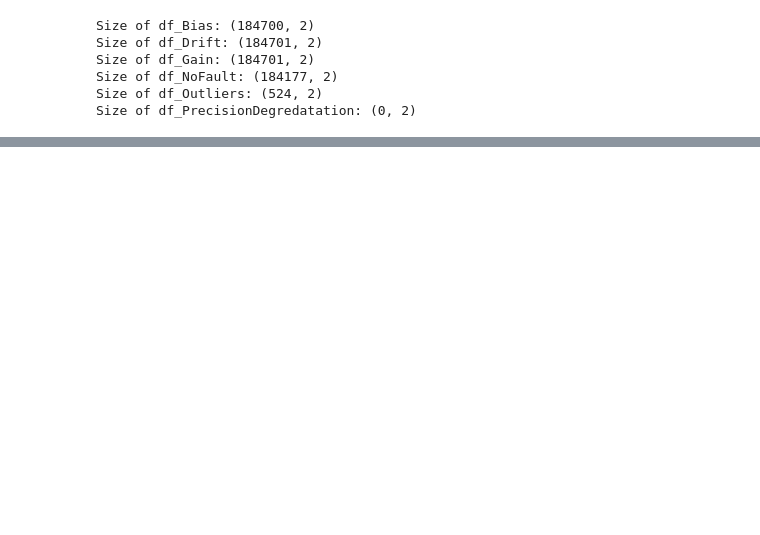
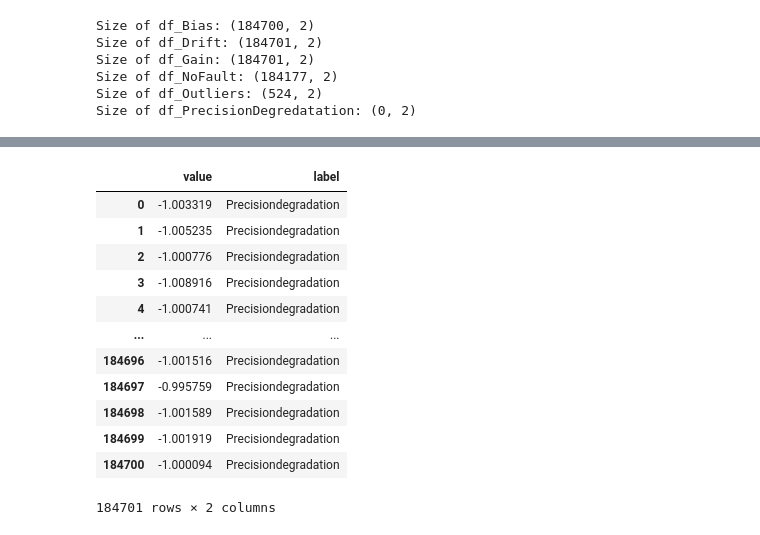
Before and after one commit to UtkuEla/Multi-LabelTimeSeriesAnalysis, a Jupyter notebook: src/dataPrep.ipynb, the cells around one changed output, grey strips where cells are left out. Cells and saved outputs as stored; diff of their text form; code cells hidden in the pictures; blank space fills up the shorter version.

```diff
--- a/src/dataPrep.ipynb
+++ b/src/dataPrep.ipynb
@@ -55,4 +49,4 @@ Size of df_NoFault: (184177, 2)
 Size of df_Outliers: (524, 2)
 Size of df_PrecisionDegredatation: (0, 2)
 # %%
-df_PrecisionDegredatation = pd.read_csv("df_PrecisionDegredatation.csv")
+df_Precisiondegradation = pd.read_csv("df_Precisiondegradation.csv")
@@ -63,3 +53,5 @@ df_PrecisionDegredatation
+# %%
+df_Precisiondegradation = df_Precisiondegradation.drop(columns={'time'})
 # %%
 import pandas as pd
 import numpy as np
@@ -214 +209,17 @@ def split_column_into_rows(df, num_columns, overlapping_ratio):
+# %%
+df_Precisiondegradation
+# %% [output]
+|  | value | label |
+| 0 | -1.003319 | Precisiondegradation |
+| 1 | -1.005235 | Precisiondegradation |
+| 2 | -1.000776 | Precisiondegradation |
+| 3 | -1.008916 | Precisiondegradation |
+| 4 | -1.000741 | Precisiondegradation |
+| ... | ... | ... |
+| 184696 | -1.001516 | Precisiondegradation |
+| 184697 | -0.995759 | Precisiondegradation |
+| 184698 | -1.001589 | Precisiondegradation |
+| 184699 | -1.001919 | Precisiondegradation |
+| 184700 | -1.000094 | Precisiondegradation |
+184701 rows × 2 columns
 # %%
```
Also changed, not shown: parts of 15 cells of this notebook, 24 other files.
